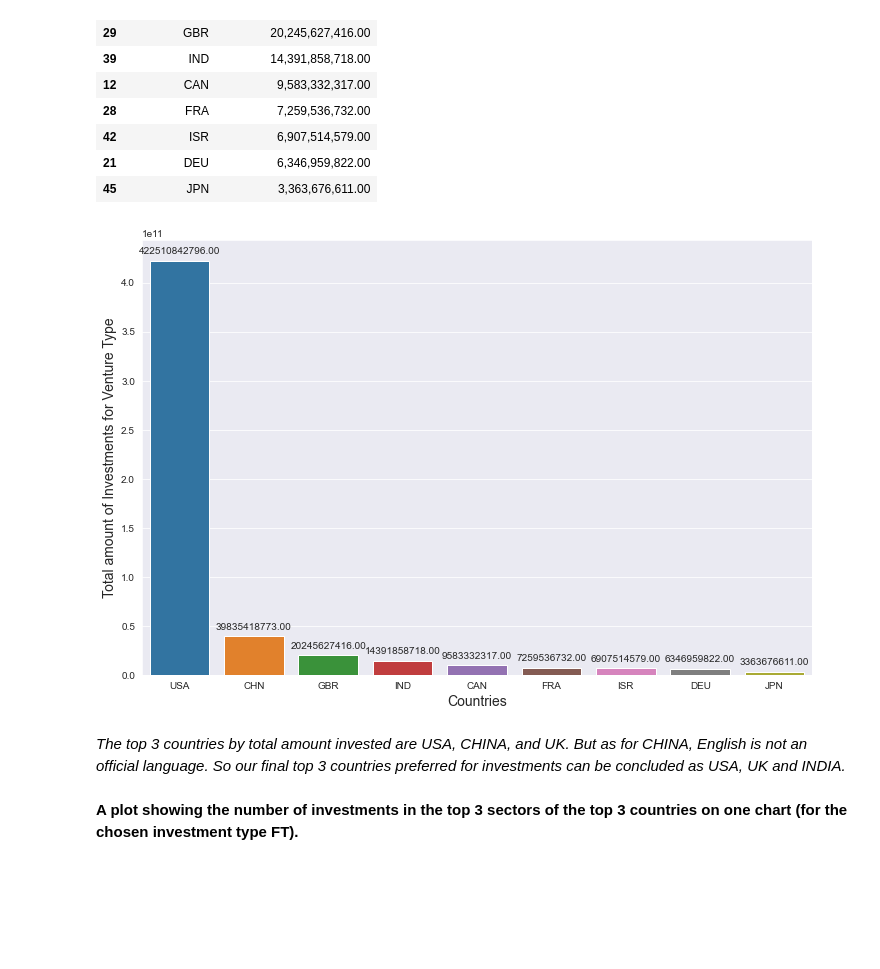
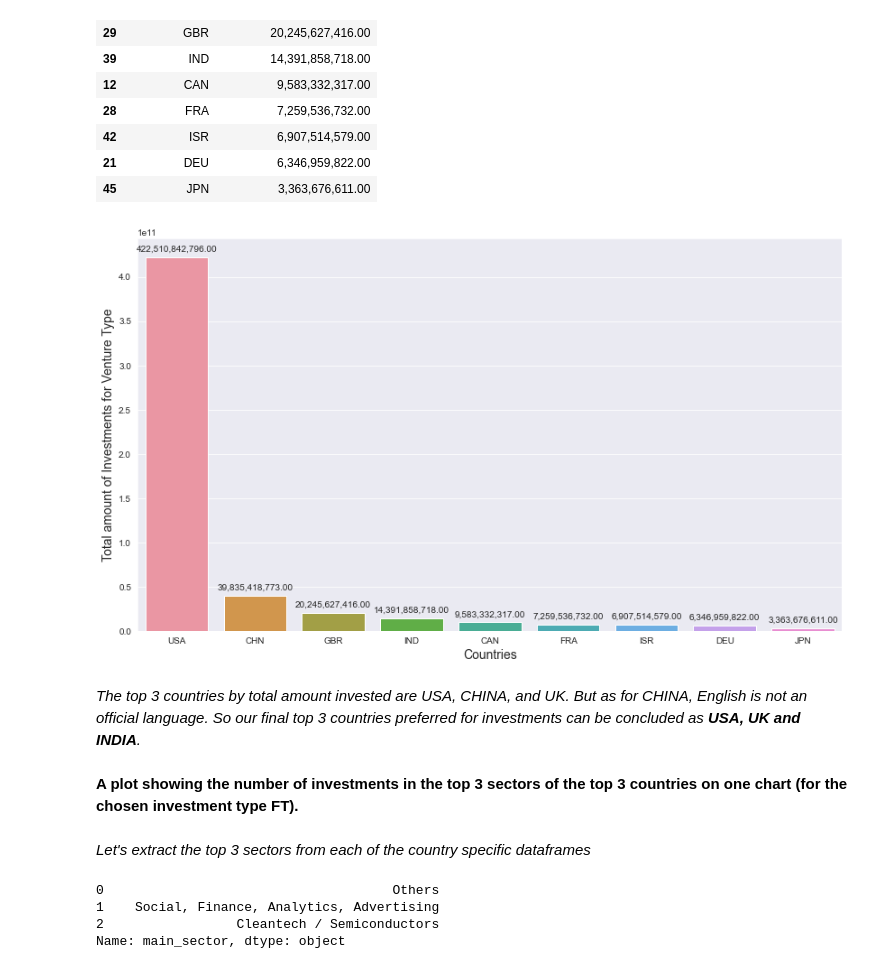
Before and after one commit to subhasisj/Upgrad-PGD-ML---AI, a Jupyter notebook: Assignments/Investment_Analysis_Assignment/Notebooks/Investment_analysis_assignment.ipynb, the cells around one changed output. Saved outputs shown, nothing was run; the diff lists cells and outputs as text; code cells hidden in the pictures; blank space fills up the shorter version.

Commit message:
All plots done

```diff
--- a/Assignments/Investment_Analysis_Assignment/Notebooks/Investment_analysis_assignment.ipynb
+++ b/Assignments/Investment_Analysis_Assignment/Notebooks/Investment_analysis_assignment.ipynb
@@ -47,6 +47,10 @@ import seaborn as sns
 pd.set_option('display.max_columns', 100)
 pd.set_option('display.max_rows', 30)
 pd.options.display.float_format = '{:,.2f}'.format
+# %%
+# plt.style.use('fivethirtyeight')
+plt.style.use('seaborn-pastel')
+sns.set_style('darkgrid')
 # %% [markdown]
 ### Load datasets
 # %%
@@ -1080,13 +1087,19 @@ ax1 = fig.add_subplot(121)
 ax2 = fig.add_subplot(122)
 
 # Pie Chart of total investments in angel, venture, seed, and private equity
-ax1.set_title('fraction of total investments (globally)')
-selected_investment_types.plot(kind='pie',y='raised_amount_usd',labels = selected_investment_types.funding_round_type,startangle=15, ax= ax1,autopct='%1.1f%%',fontsize=14)
+ax1.set_title('Fraction of Total Investments (Globally)',fontsize=14)
+selected_investment_types.plot(kind='pie',y='raised_amount_usd',labels = selected_investment_types.funding_round_type,startangle=20, ax= ax1,autopct='%1.1f%%',fontsize=14)
 ax1.set_ylabel('')
 
 # Bar plot for average amount of investment in each funding type
 ax2.set_title('Average amount of investment by Funding Type',fontsize=14)
-sns.barplot(x = investment_amount_by_funding_type.index,y='raised_amount_usd',data=investment_amount_by_funding_type,ax = ax2)
+avg_plot = sns.barplot(x = investment_amount_by_funding_type.index,y='raised_amount_usd',data=investment_amount_by_funding_type,ax = ax2)
+for p in avg_plot.patches:
+    avg_plot.annotate(format(p.get_height(), ',.2f'),
+                   (p.get_x() + p.get_width() / 2., p.get_height()),
+                   ha = 'center', va = 'center',
+                   xytext = (0, 9),
+                   textcoords = 'offset points')
 ax2.set_xlabel('Funding Round Type',fontsize=14)
 ax2.set_ylabel('Average amount of investment',fontsize=14)
 
@@ -1112,20 +1127,29 @@ top9
 | 21 | DEU | 6,346,959,822.00 |
 | 45 | JPN | 3,363,676,611.00 |
 # %%
-plt.figure(figsize=(12,8))
+plt.figure(figsize=(14,8))
 splot = sns.barplot(x = top9.country_code,y='total_investments_in_usd',data=top9)
 for p in splot.patches:
-    splot.annotate(format(p.get_height(), '.2f'),
+    splot.annotate(format(p.get_height(), ',.2f'),
                    (p.get_x() + p.get_width() / 2., p.get_height()),
                    ha = 'center', va = 'center',
                    xytext = (0, 9),
                    textcoords = 'offset points')
 plt.xlabel('Countries',fontsize=14)
 plt.ylabel('Total amount of Investments for Venture Type',fontsize=14)
 plt.show()
 # %% [output]
-[figure, old version]
+[figure, new version]
 # %% [markdown]
-_The top 3 countries by total amount invested are USA, CHINA, and UK. But as for CHINA, English is not an official language. So our final top 3 countries preferred for investments can be concluded as USA, UK and INDIA._
+_The top 3 countries by total amount invested are USA, CHINA, and UK. But as for CHINA, English is not an official language. So our final top 3 countries preferred for investments can be concluded as __USA, UK and INDIA__._
 # %% [markdown]
 __A plot showing the number of investments in the top 3 sectors of the top 3 countries on one chart (for the chosen investment type FT).__
+# %% [markdown]
+_Let's extract the top 3 sectors from each of the country specific dataframes_
+# %%
+D1_count_of_investments.main_sector[:3]
+# %% [output]
+0                                     Others
+1    Social, Finance, Analytics, Advertising
+2                 Cleantech / Semiconductors
+Name: main_sector, dtype: object
```
Also changed, not shown: parts of 24 cells of this notebook.
